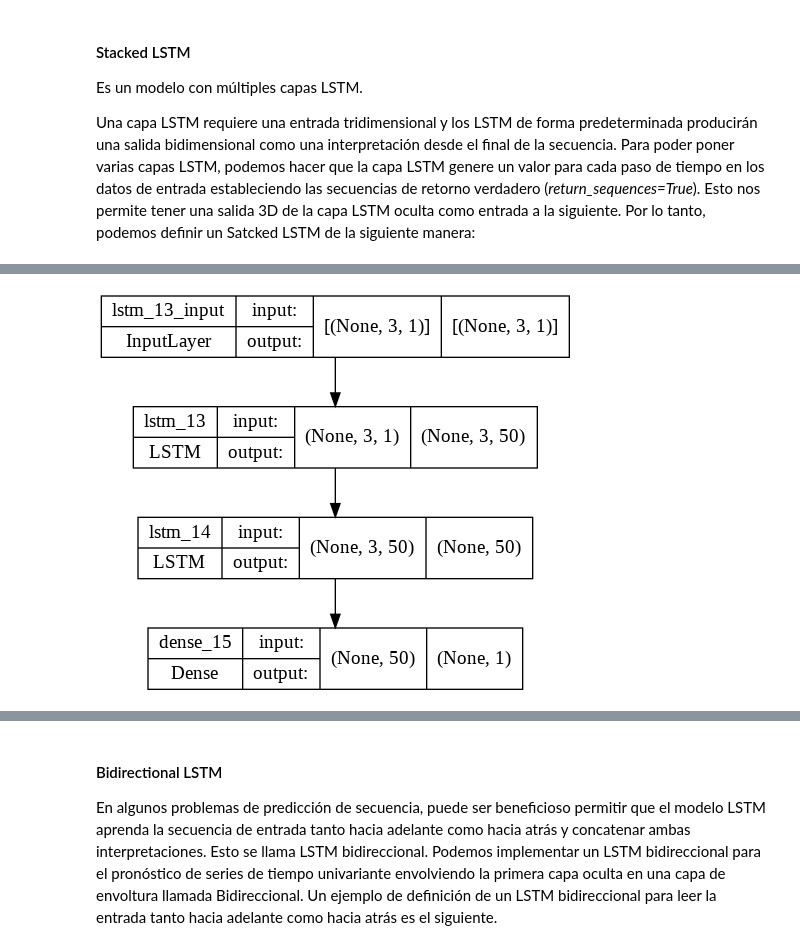
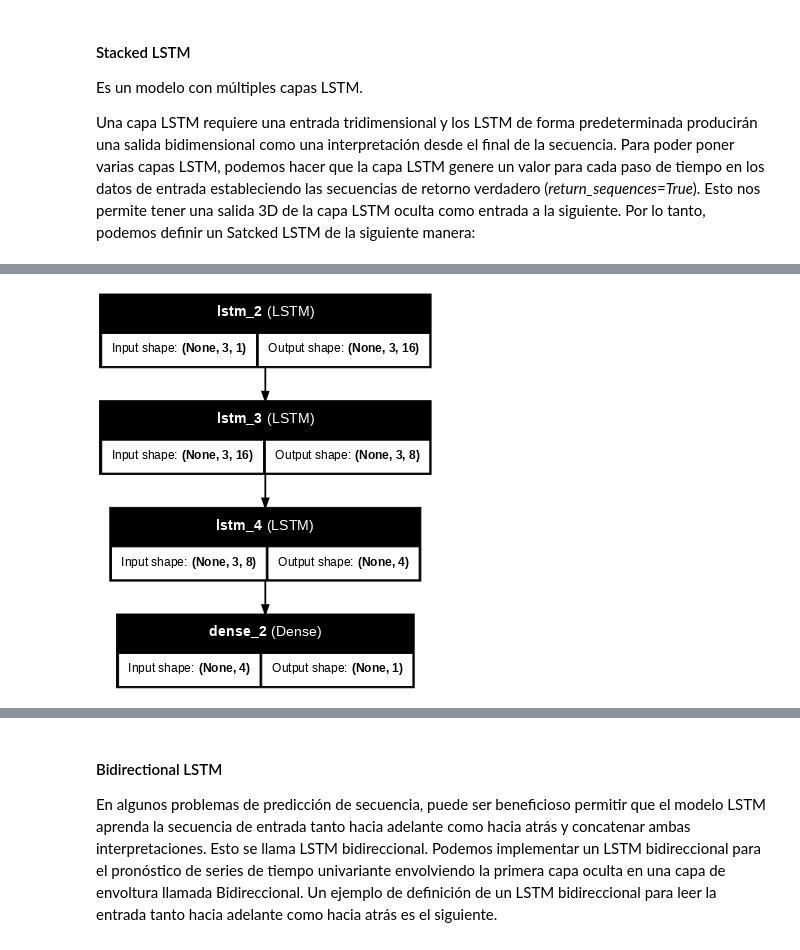
Before and after one commit to ibonetc/Data_Analytics, a Jupyter notebook: DeepLearning/DA_SeriesDeTiempo.ipynb, the cells around one changed output, grey strips where cells are left out. Cells and saved outputs as stored; diff of their text form; code cells hidden in the pictures.

```diff
--- a/DeepLearning/DA_SeriesDeTiempo.ipynb
+++ b/DeepLearning/DA_SeriesDeTiempo.ipynb
@@ -218,7 +232,8 @@ Una capa LSTM requiere una entrada tridimensional y los LSTM de forma predetermi
 Para poder poner varias capas LSTM, podemos hacer que la capa LSTM genere un valor para cada paso de tiempo en los datos de entrada estableciendo las secuencias de retorno verdadero (*return_sequences=True*). Esto nos permite tener una salida 3D de la capa LSTM oculta como entrada a la siguiente. Por lo tanto, podemos definir un Satcked LSTM de la siguiente manera:
 # %%
 model = Sequential()
-model.add(LSTM(50, activation='relu', return_sequences=True, input_shape=(n_steps,n_features)))
-model.add(LSTM(50, activation='relu'))
+model.add(LSTM(16, activation='relu', return_sequences=True, input_shape=(n_steps,n_features)))
+model.add(LSTM(8, activation='relu', return_sequences=True))
+model.add(LSTM(4, activation='relu'))
 model.add(Dense(1))
 model.compile(optimizer='adam', loss='mse')
@@ -228,7 +240,7 @@ WARNING:tensorflow:Layer lstm_14 will not use cuDNN kernels since it doesn't mee
 # %%
-tf.keras.utils.plot_model(model,show_shapes=True,show_layer_names=True)
+tf.keras.utils.plot_model(model,show_shapes=True,show_layer_names=True,dpi=64)
 # %% [output]
-[figure, old version]
+[figure, new version]
 # %%
 model.fit(X, y, epochs=300)
 # %% [output]
```
Also changed, not shown: parts of 64 cells of this notebook.
